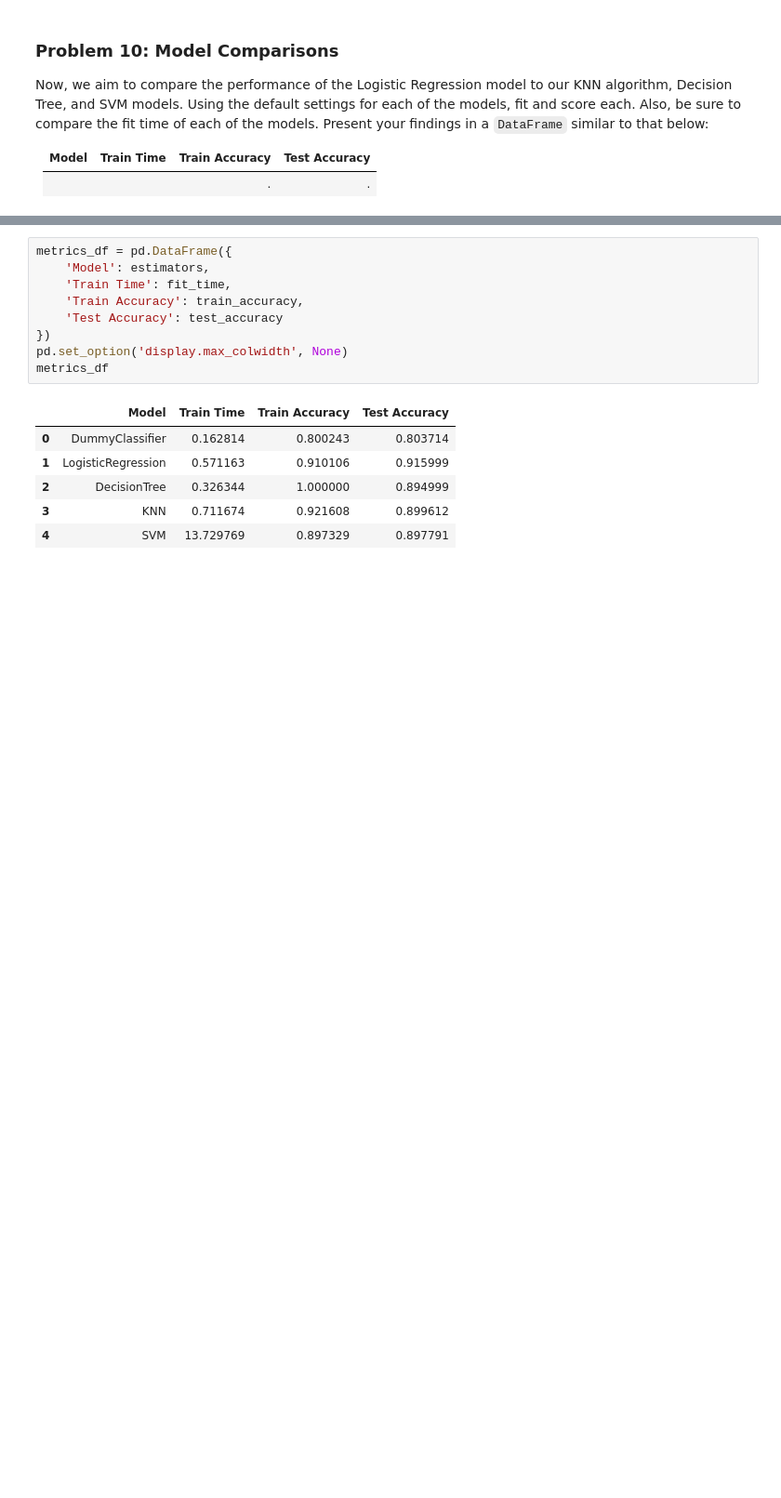
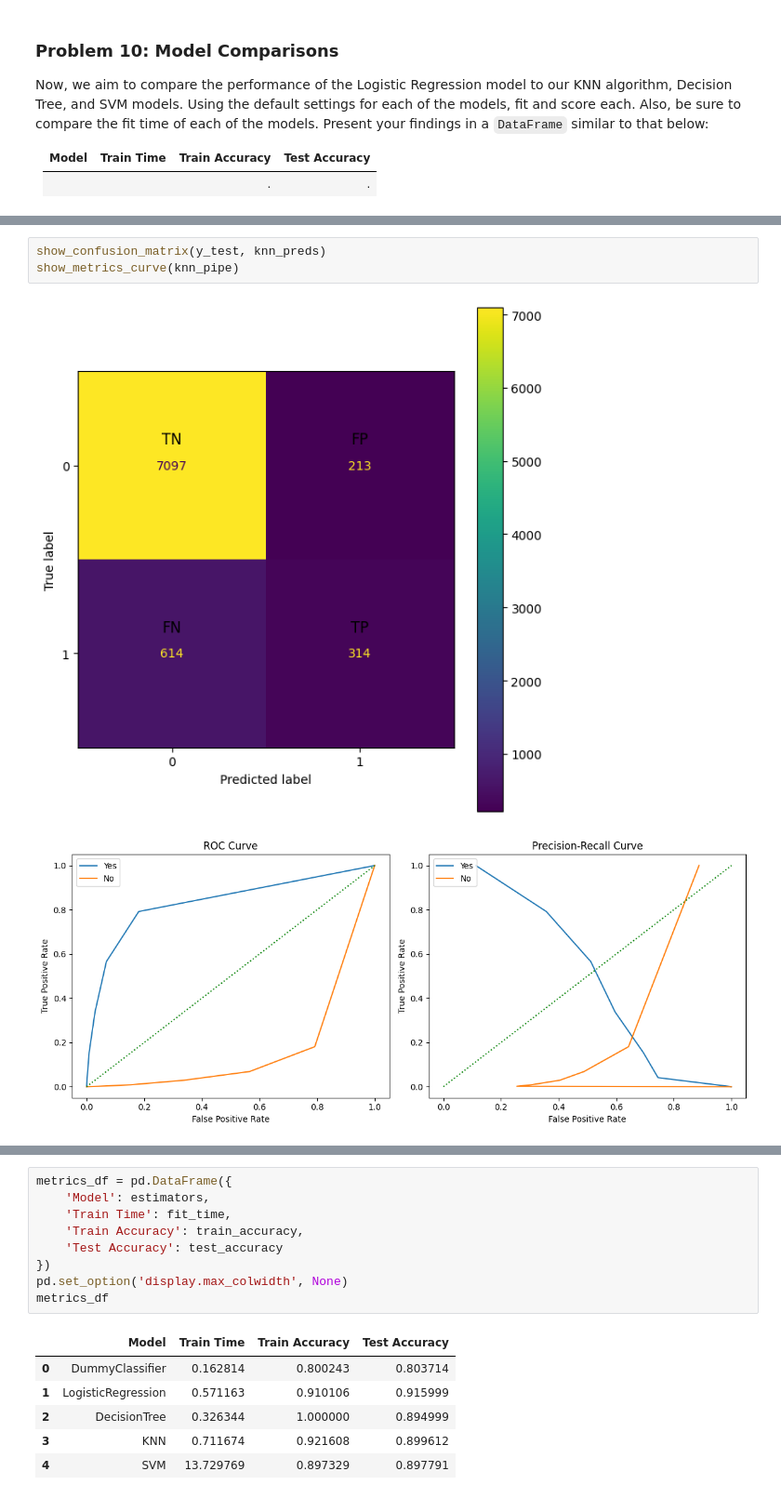
Before and after one commit to atewari-bot/bank-marketing-campaign, a Jupyter notebook: bank_marketing_campaign.ipynb, the cells around one changed output, grey strips where cells are left out. Shown at 93% size. Drawn from its saved outputs; the diff is of its cells as text; blank space fills up the shorter version.

```diff
--- a/bank_marketing_campaign.ipynb
+++ b/bank_marketing_campaign.ipynb
@@ -798,3 +804,9 @@ F1-score: 0.688279
+# %%
+show_confusion_matrix(y_test, knn_preds)
+show_metrics_curve(knn_pipe)
+# %% [output]
+[figure, added]
+[figure, added]
 # %%
 # Pipeline for SVM model
 svm_pipe = Pipeline ([
```
Also changed, not shown: parts of 9 cells of this notebook.
